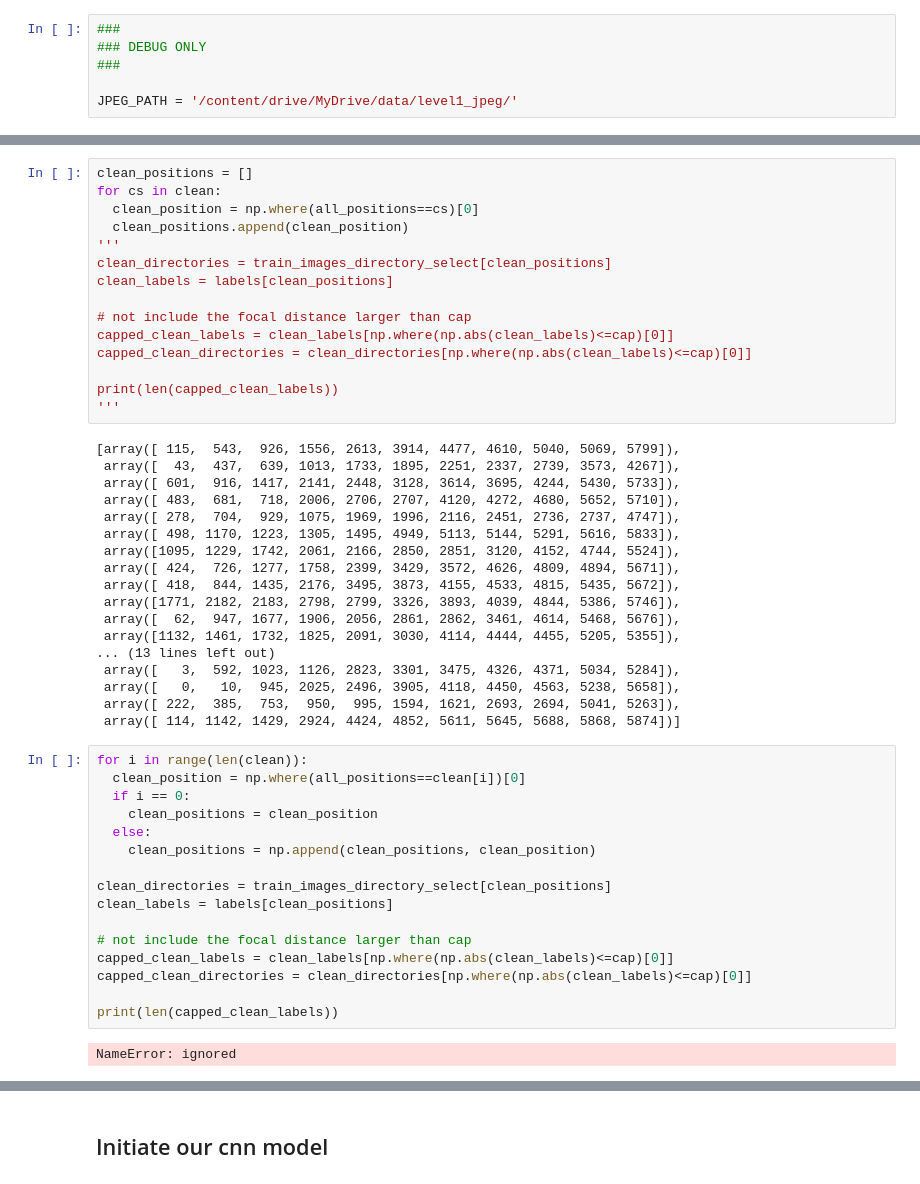
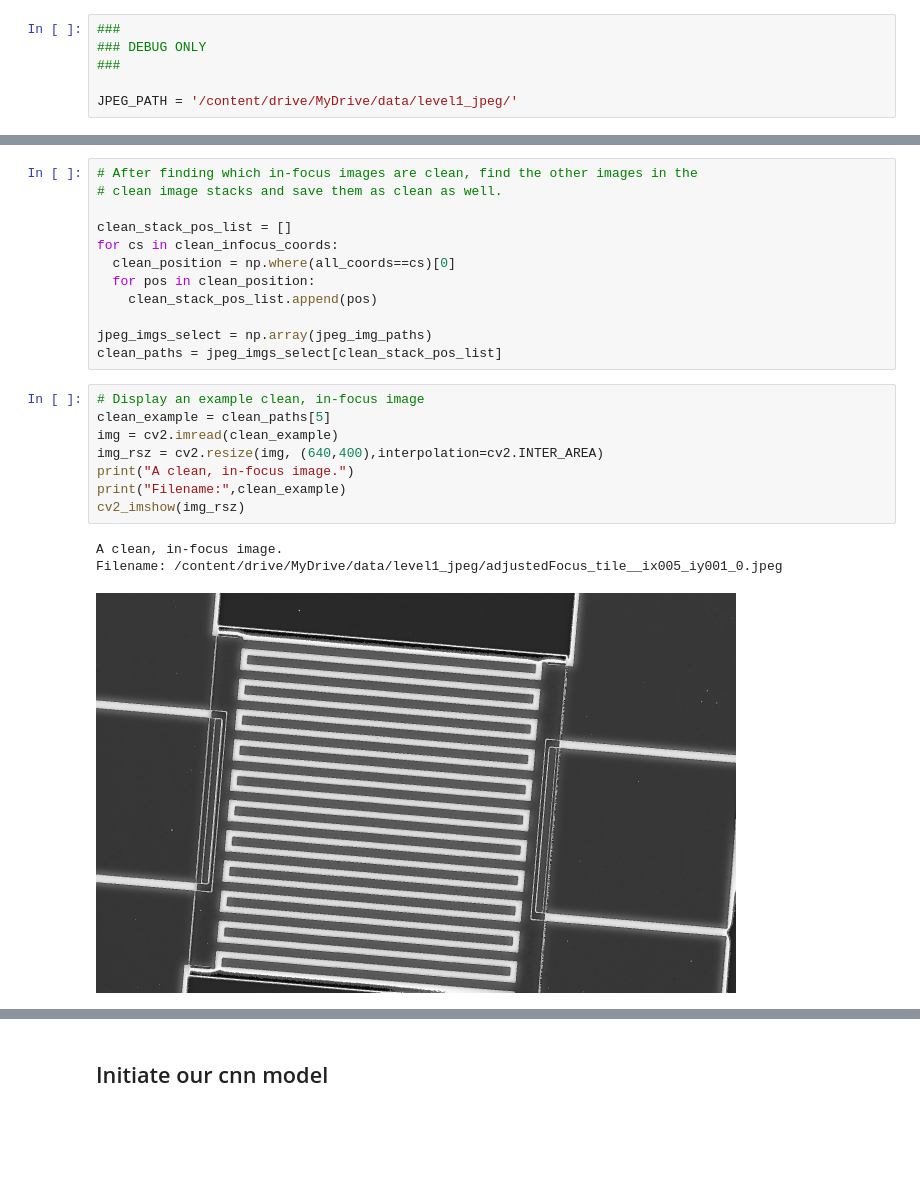
Before and after one commit to evanmacbride/microscope-autofocus, a Jupyter notebook: notebooks/Walkthrough.ipynb, the cells around one changed output, grey strips where cells are left out. Drawn from its saved outputs; the diff is of its cells as text; blank space fills up the shorter version.

```diff
--- a/notebooks/Walkthrough.ipynb
+++ b/notebooks/Walkthrough.ipynb
@@ -176,51 +219,24 @@ for img_path, pos in zip(img_select, infocus_positions):
-# %%
-clean_positions = []
-for cs in clean:
-  clean_position = np.where(all_positions==cs)[0]
-  clean_positions.append(clean_position)
-'''
-clean_directories = train_images_directory_select[clean_positions]
-clean_labels = labels[clean_positions]
-
-# not include the focal distance larger than cap
-capped_clean_labels = clean_labels[np.where(np.abs(clean_labels)<=cap)[0]]
-capped_clean_directories = clean_directories[np.where(np.abs(clean_labels)<=cap)[0]]
-
-print(len(capped_clean_labels))
-'''
-# %% [output]
-[array([ 115,  543,  926, 1556, 2613, 3914, 4477, 4610, 5040, 5069, 5799]),
- array([  43,  437,  639, 1013, 1733, 1895, 2251, 2337, 2739, 3573, 4267]),
- array([ 601,  916, 1417, 2141, 2448, 3128, 3614, 3695, 4244, 5430, 5733]),
- array([ 483,  681,  718, 2006, 2706, 2707, 4120, 4272, 4680, 5652, 5710]),
- array([ 278,  704,  929, 1075, 1969, 1996, 2116, 2451, 2736, 2737, 4747]),
- array([ 498, 1170, 1223, 1305, 1495, 4949, 5113, 5144, 5291, 5616, 5833]),
- array([1095, 1229, 1742, 2061, 2166, 2850, 2851, 3120, 4152, 4744, 5524]),
- array([ 424,  726, 1277, 1758, 2399, 3429, 3572, 4626, 4809, 4894, 5671]),
- array([ 418,  844, 1435, 2176, 3495, 3873, 4155, 4533, 4815, 5435, 5672]),
- array([1771, 2182, 2183, 2798, 2799, 3326, 3893, 4039, 4844, 5386, 5746]),
- array([  62,  947, 1677, 1906, 2056, 2861, 2862, 3461, 4614, 5468, 5676]),
- array([1132, 1461, 1732, 1825, 2091, 3030, 4114, 4444, 4455, 5205, 5355]),
-... (13 lines left out)
- array([   3,  592, 1023, 1126, 2823, 3301, 3475, 4326, 4371, 5034, 5284]),
- array([   0,   10,  945, 2025, 2496, 3905, 4118, 4450, 4563, 5238, 5658]),
- array([ 222,  385,  753,  950,  995, 1594, 1621, 2693, 2694, 5041, 5263]),
- array([ 114, 1142, 1429, 2924, 4424, 4852, 5611, 5645, 5688, 5868, 5874])]
-# %%
-for i in range(len(clean)):
-  clean_position = np.where(all_positions==clean[i])[0]
-  if i == 0:
-    clean_positions = clean_position
-  else:
-    clean_positions = np.append(clean_positions, clean_position)
-
-clean_directories = train_images_directory_select[clean_positions]
-clean_labels = labels[clean_positions]
-
-# not include the focal distance larger than cap
-capped_clean_labels = clean_labels[np.where(np.abs(clean_labels)<=cap)[0]]
-capped_clean_directories = clean_directories[np.where(np.abs(clean_labels)<=cap)[0]]
-
-print(len(capped_clean_labels))
-# %% [output]
-NameError: ignored
+# %%
+# After finding which in-focus images are clean, find the other images in the
+# clean image stacks and save them as clean as well.
+
+clean_stack_pos_list = []
+for cs in clean_infocus_coords:
+  clean_position = np.where(all_coords==cs)[0]
+  for pos in clean_position:
+    clean_stack_pos_list.append(pos)
+
+jpeg_imgs_select = np.array(jpeg_img_paths)
+clean_paths = jpeg_imgs_select[clean_stack_pos_list]
+# %%
+# Display an example clean, in-focus image
+clean_example = clean_paths[5]
+img = cv2.imread(clean_example)
+img_rsz = cv2.resize(img, (640,400),interpolation=cv2.INTER_AREA)
+print("A clean, in-focus image.")
+print("Filename:",clean_example)
+cv2_imshow(img_rsz)
+# %% [output]
+A clean, in-focus image.
+Filename: /content/drive/MyDrive/data/level1_jpeg/adjustedFocus_tile__ix005_iy001_0.jpeg
+[figure, added]
```
Also changed, not shown: parts of 10 cells of this notebook.
